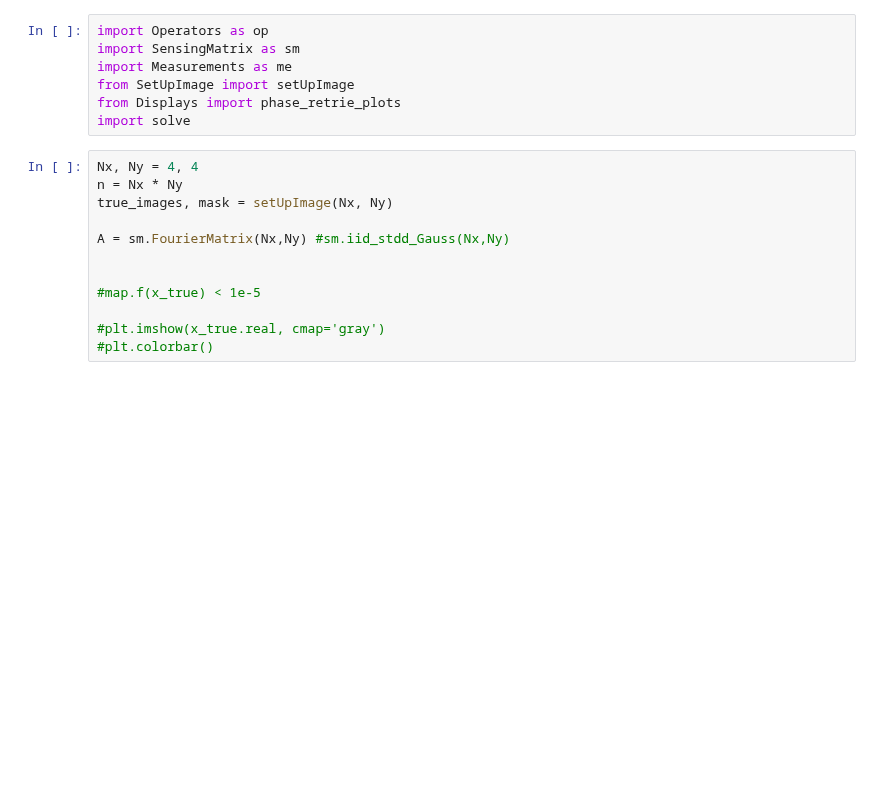
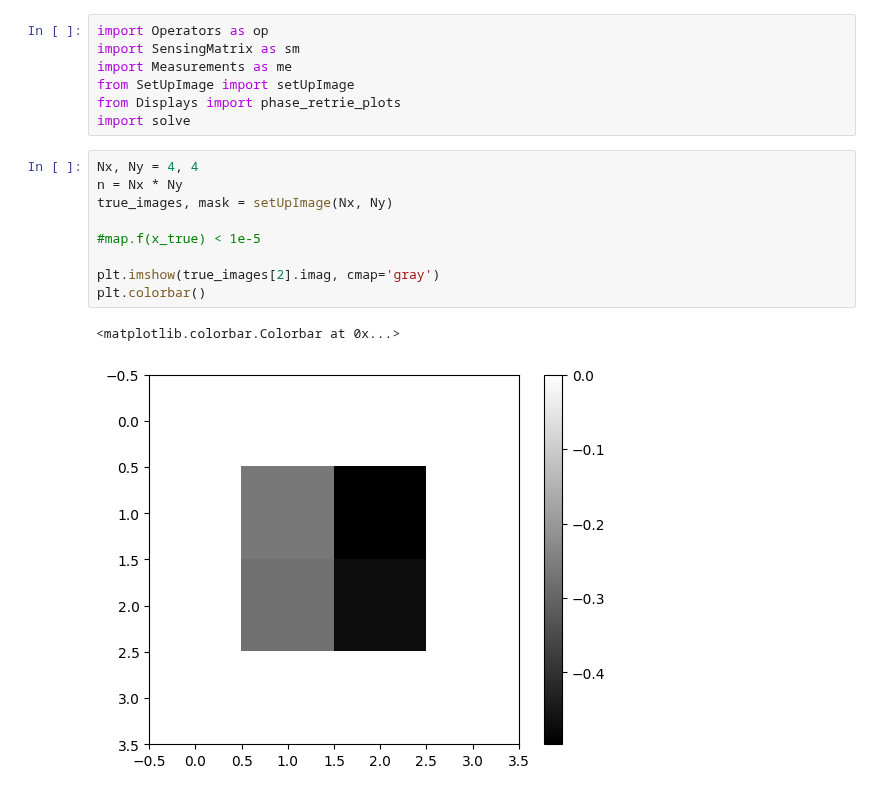
Before and after one commit to JeremieSefo/PhaseRetrievalMirror, a Jupyter notebook: retrieve phase.ipynb, the cells around one changed output. Cells and saved outputs as stored; diff of their text form; blank space fills up the shorter version.

```diff
--- a/retrieve phase.ipynb
+++ b/retrieve phase.ipynb
@@ -11,12 +11,12 @@ import solve
 # %%
 Nx, Ny = 4, 4
 n = Nx * Ny
 true_images, mask = setUpImage(Nx, Ny)
 
-A = sm.FourierMatrix(Nx,Ny) #sm.iid_stdd_Gauss(Nx,Ny)
-
-
 #map.f(x_true) < 1e-5
 
-#plt.imshow(x_true.real, cmap='gray')
-#plt.colorbar()
+plt.imshow(true_images[2].imag, cmap='gray')
+plt.colorbar()
+# %% [output]
+<matplotlib.colorbar.Colorbar at 0x...>
+[figure, added]
```
Also changed, not shown: parts of 2 cells of this notebook, 6 other files.
